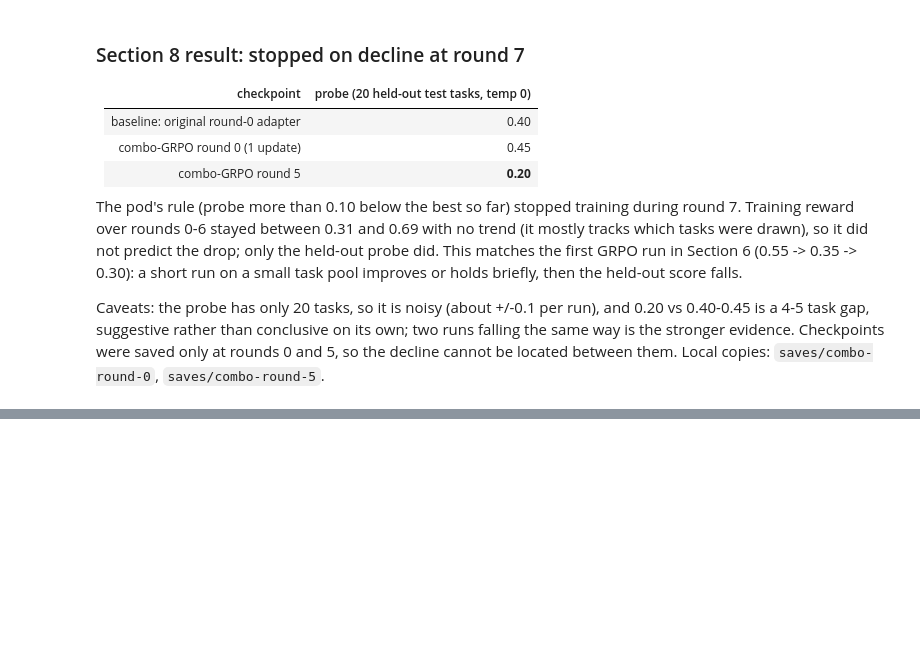
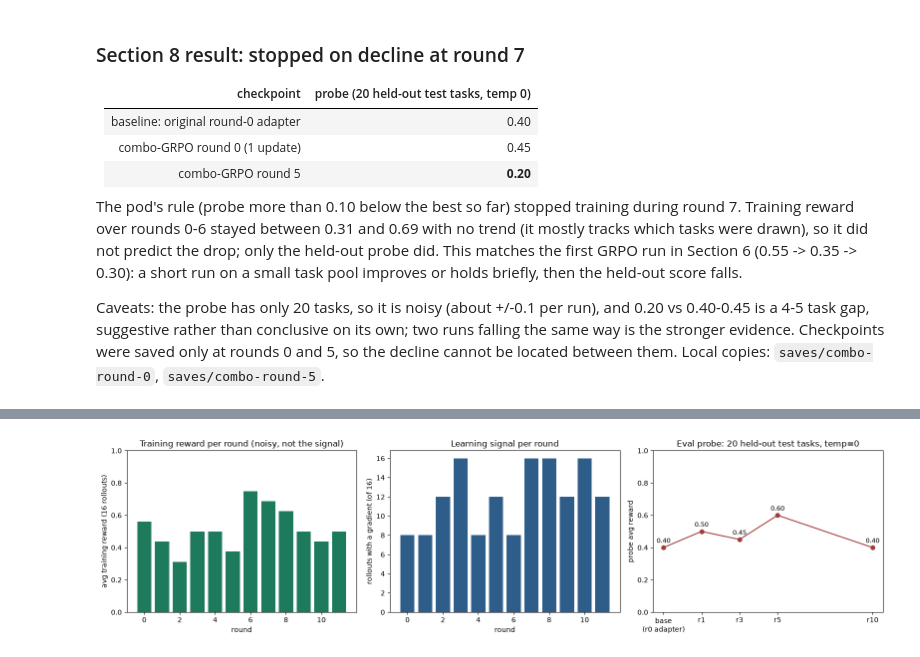
Before and after one commit to teacher57/qwen3-14b-tau-train, a Jupyter notebook: notebooks/qwen3_14b_training_and_rollouts.ipynb, the cells around one changed output, grey strips where cells are left out. Drawn from its saved outputs; the diff is of its cells as text; code cells hidden in the pictures; blank space fills up the shorter version.

```diff
--- a/notebooks/qwen3_14b_training_and_rollouts.ipynb
+++ b/notebooks/qwen3_14b_training_and_rollouts.ipynb
@@ -608,0 +620,42 @@ saved only at rounds 0 and 5, so the decline cannot be located between them. Loc
+# %%
+import json
+import matplotlib.pyplot as plt
+
+run = json.load(open("full_run_results/gentle_grpo_run.json"))
+rounds = [r for r in run["rounds"] if "avg_reward" in r]
+probes = run["probes"]
+
+fig, axes = plt.subplots(1, 3, figsize=(16, 4.2))
+if rounds:
+    xs = [r["round"] for r in rounds]
+    axes[0].bar(xs, [r["avg_reward"] for r in rounds], color="#1E7A5C")
+    axes[0].set_ylim(0, 1)
+axes[0].set_xlabel("round")
+axes[0].set_ylabel("avg training reward (16 rollouts)")
+axes[0].set_title("Training reward per round (noisy, not the signal)")
+
+if rounds:
+    axes[1].bar([r["round"] for r in rounds], [r.get("n_updated", 0) for r in rounds], color="#2F5D8A")
+axes[1].set_xlabel("round")
+axes[1].set_ylabel("rollouts with a gradient (of 16)")
+axes[1].set_title("Learning signal per round")
+
+if probes:
+    px = [p["round"] for p in probes]
+    py = [p["probe_avg_reward"] for p in probes]
+    axes[2].plot(px, py, marker="o", color="#A33B3B")
+    for x, y in zip(px, py):
+        axes[2].annotate(f"{y:.2f}", (x, y), textcoords="offset points", xytext=(0, 7), ha="center", fontsize=9)
+    axes[2].set_ylim(0, 1)
+    axes[2].set_xticks(px)
+    axes[2].set_xticklabels(["base\n(r0 adapter)" if x == -1 else f"r{x}" for x in px])
+else:
+    axes[2].text(0.5, 0.5, "no probe scores yet", ha="center", va="center")
+    axes[2].set_axis_off()
+axes[2].set_title("Eval probe: 20 held-out test tasks, temp=0")
+axes[2].set_ylabel("probe avg reward")
+
+plt.tight_layout()
+plt.show()
+# %% [output]
+[figure, added]
```
Also changed, not shown: parts of 5 cells of this notebook, 15 other files.
